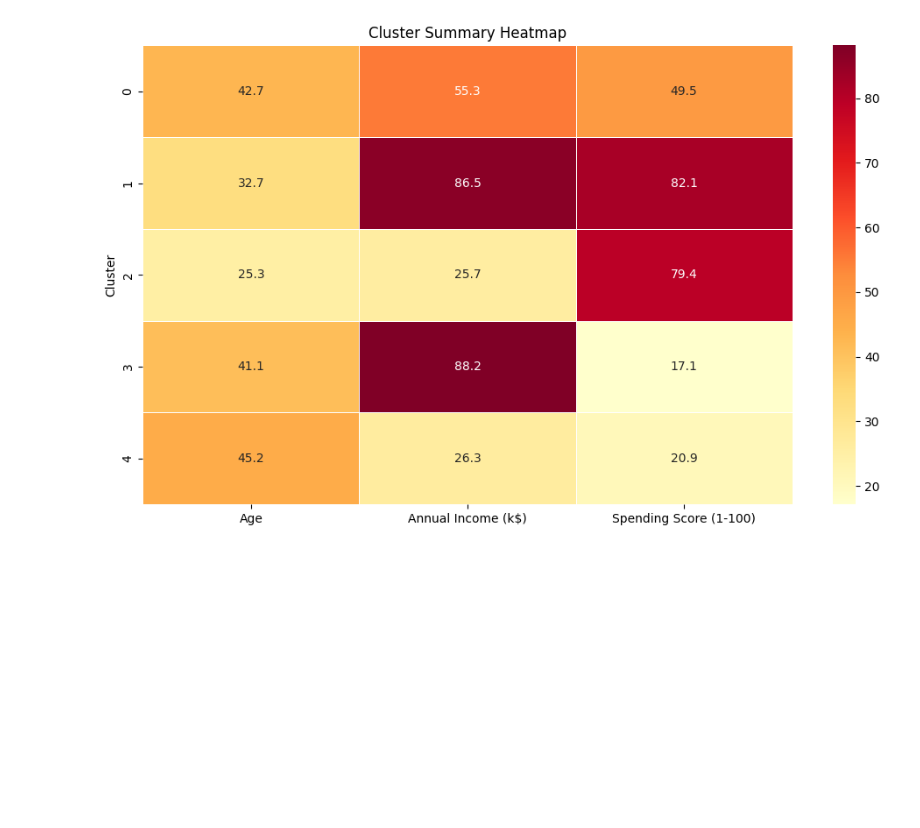
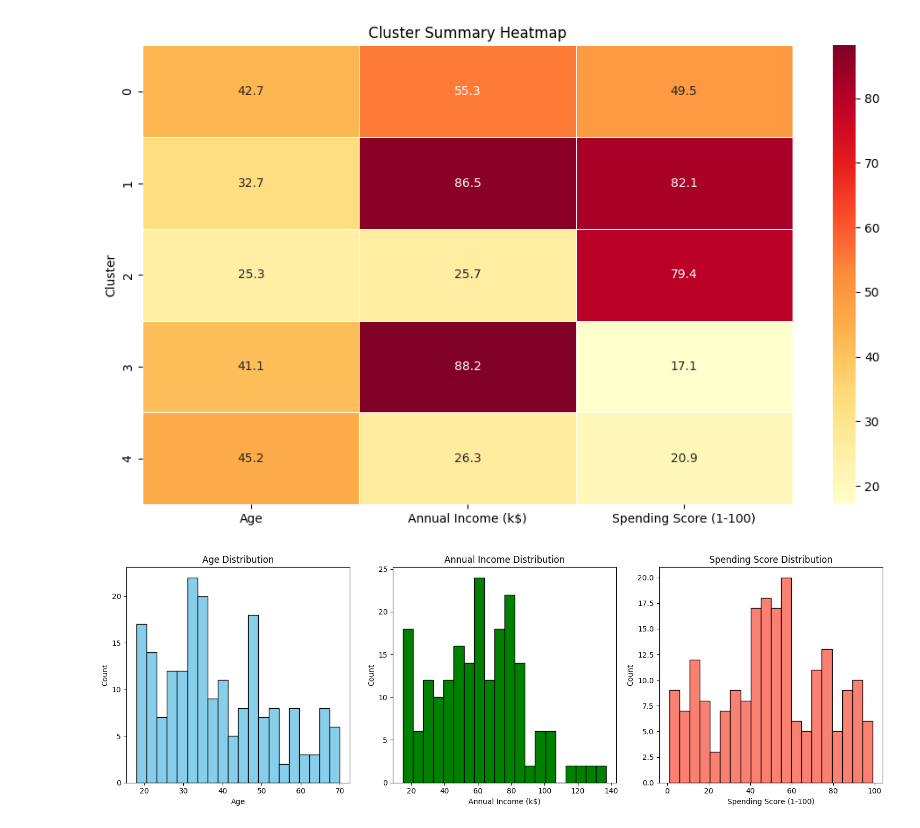
Before and after one commit to Tamanna0607/PRODIGY_ML_02, a Jupyter notebook: customer_segmentation.ipynb, the cells around one changed output. Saved outputs shown, nothing was run; the diff lists cells and outputs as text; code cells hidden in the pictures; blank space fills up the shorter version.

Commit message:
Add advanced visualizations and analysis

```diff
--- a/customer_segmentation.ipynb
+++ b/customer_segmentation.ipynb
@@ -268,3 +268,29 @@ plt.savefig('cluster_heatmap.png')
 plt.show()
 # %% [output]
 [figure]
+# %%
+fig, axes = plt.subplots(1, 3, figsize=(15, 5))
+
+# Age Distribution
+axes[0].hist(df['Age'], bins=20, color='skyblue', edgecolor='black')
+axes[0].set_title('Age Distribution')
+axes[0].set_xlabel('Age')
+axes[0].set_ylabel('Count')
+
+# Annual Income Distribution
+axes[1].hist(df['Annual Income (k$)'], bins=20, color='green', edgecolor='black')
+axes[1].set_title('Annual Income Distribution')
+axes[1].set_xlabel('Annual Income (k$)')
+axes[1].set_ylabel('Count')
+
+# Spending Score Distribution
+axes[2].hist(df['Spending Score (1-100)'], bins=20, color='salmon', edgecolor='black')
+axes[2].set_title('Spending Score Distribution')
+axes[2].set_xlabel('Spending Score (1-100)')
+axes[2].set_ylabel('Count')
+
+plt.tight_layout()
+plt.savefig('distributions.png')
+plt.show()
+# %% [output]
+[figure, added]
```
Also changed, not shown: parts of 5 cells of this notebook, 4 other files.
